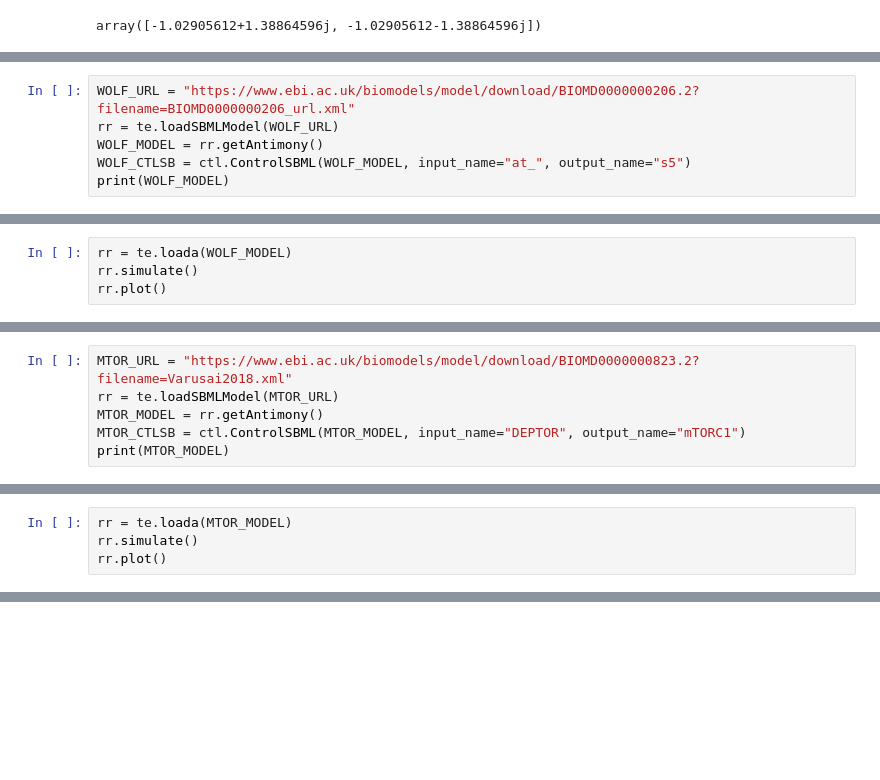
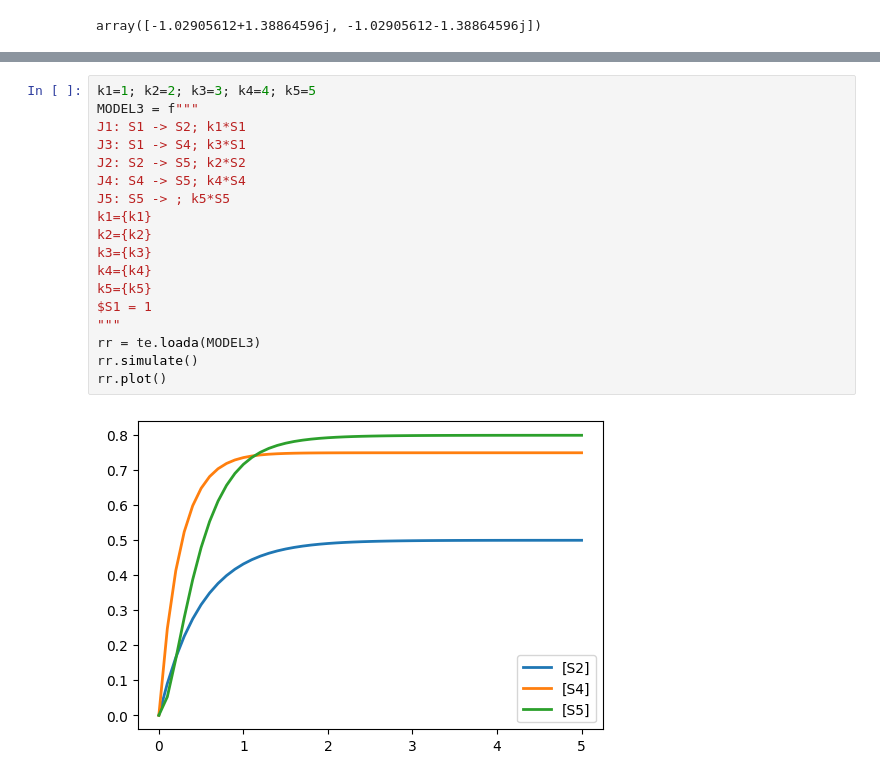
Before and after one commit to joseph-hellerstein/advanced-controls-lectures, a Jupyter notebook: short_class_lectures/Lecture_5-LTI_System_Identification/interpreting_system_identification_results.ipynb, the cells around one changed output, grey strips where cells are left out. Cells and saved outputs as stored; diff of their text form; blank space fills up the shorter version.

```diff
--- a/short_class_lectures/Lecture_5-LTI_System_Identification/interpreting_system_identification_results.ipynb
+++ b/short_class_lectures/Lecture_5-LTI_System_Identification/interpreting_system_identification_results.ipynb
@@ -157,6 +181,0 @@ Operating region
-# %%
-WOLF_URL = "https://www.ebi.ac.uk/biomodels/model/download/BIOMD0000000206.2?filename=BIOMD0000000206_url.xml"
-rr = te.loadSBMLModel(WOLF_URL)
-WOLF_MODEL = rr.getAntimony()
-WOLF_CTLSB = ctl.ControlSBML(WOLF_MODEL, input_name="at_", output_name="s5")
-print(WOLF_MODEL)
@@ -181,4 +181,0 @@ Wolf2000_Glycolytic_Oscillations is "Wolf2000_Glycolytic_Oscillations"
-# %%
-rr = te.loada(WOLF_MODEL)
-rr.simulate()
-rr.plot()
@@ -189,6 +181,0 @@ rr.plot()
-# %%
-MTOR_URL = "https://www.ebi.ac.uk/biomodels/model/download/BIOMD0000000823.2?filename=Varusai2018.xml"
-rr = te.loadSBMLModel(MTOR_URL)
-MTOR_MODEL = rr.getAntimony()
-MTOR_CTLSB = ctl.ControlSBML(MTOR_MODEL, input_name="DEPTOR", output_name="mTORC1")
-print(MTOR_MODEL)
@@ -213,4 +181,0 @@ Varusai2018___Dynamic_modelling_of_the_mTOR_signalling_network_reveals_complex_e
-# %%
-rr = te.loada(MTOR_MODEL)
-rr.simulate()
-rr.plot()
@@ -356,0 +263,20 @@ _ = MTOR_CTLSB.plotStaircaseResponse(times=np.linspace(0, 30000, 300000),
+# %%
+k1=1; k2=2; k3=3; k4=4; k5=5
+MODEL3 = f"""
+J1: S1 -> S2; k1*S1
+J3: S1 -> S4; k3*S1
+J2: S2 -> S5; k2*S2
+J4: S4 -> S5; k4*S4
+J5: S5 -> ; k5*S5
+k1={k1}
+k2={k2}
+k3={k3}
+k4={k4}
+k5={k5}
+$S1 = 1
+"""
+rr = te.loada(MODEL3)
+rr.simulate()
+rr.plot()
+# %% [output]
+[figure, added]
```
Also changed, not shown: parts of 73 cells of this notebook, 1 other file.
